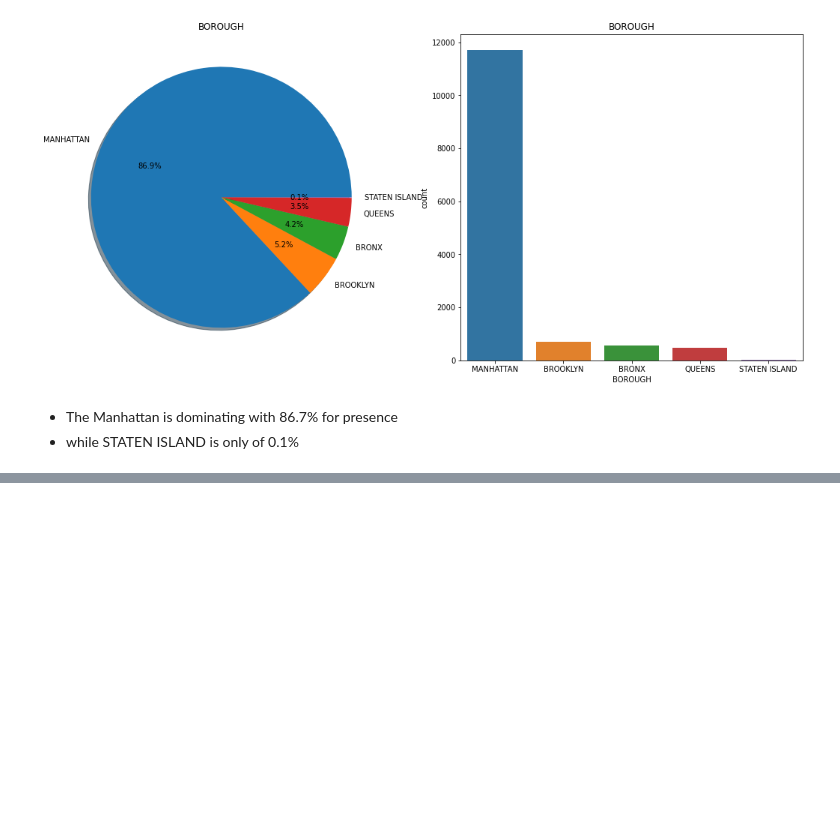
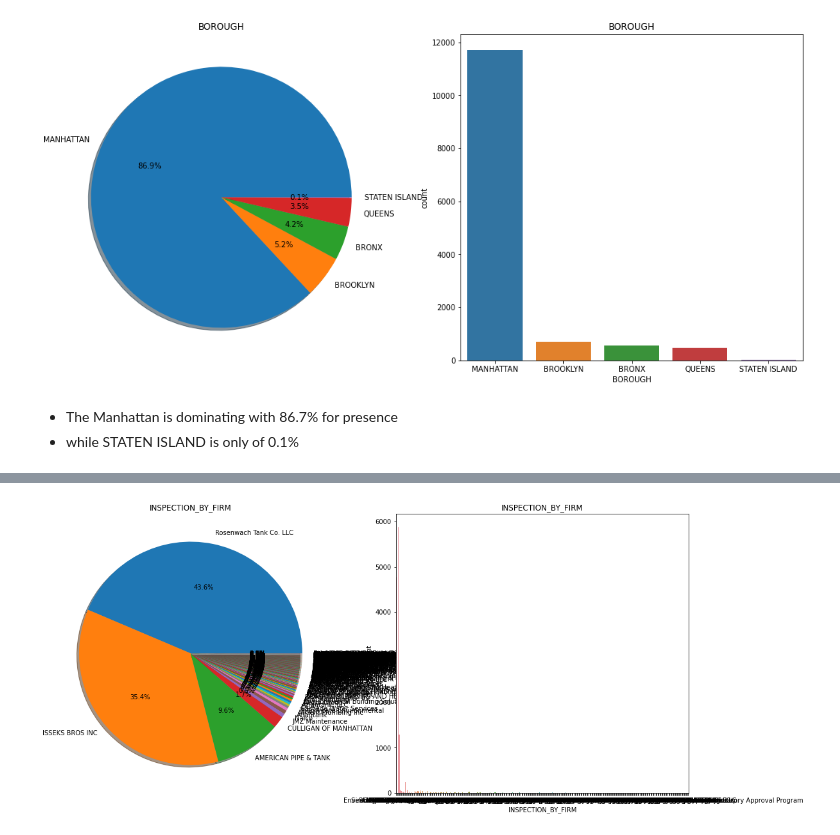
Before and after one commit to rushikeshnaik779/EDA, a Jupyter notebook: Simple_EDA__Rooftop_Drinking_Water_Tank_Inspection_Results.ipynb, the cells around one changed output, grey strips where cells are left out. Cells and saved outputs as stored; diff of their text form; code cells hidden in the pictures; blank space fills up the shorter version.

```diff
--- a/Simple_EDA__Rooftop_Drinking_Water_Tank_Inspection_Results.ipynb
+++ b/Simple_EDA__Rooftop_Drinking_Water_Tank_Inspection_Results.ipynb
@@ -325,0 +281,18 @@ KeyboardInterrupt: ignored
+# %%
+data.loc[data['INSPECTION_BY_FIRM'].str.upper().str.contains('ISSEKS')==True, 'INSPECTION_BY_FIRM'] = "ISSEKS BROS INC"
+data.loc[data['INSPECTION_BY_FIRM'].str.upper().str.contains('AMERICAN PIPE')==True, 'INSPECTION_BY_FIRM'] = "AMERICAN PIPE & TANK"
+data.loc[data['INSPECTION_BY_FIRM'].str.upper().str.contains('AMERICAN PIEP')==True, 'INSPECTION_BY_FIRM'] = "AMERICAN PIPE & TANK"
+data.loc[data['INSPECTION_BY_FIRM'].str.upper().str.contains('AMERICA PIPE')==True, 'INSPECTION_BY_FIRM'] = "AMERICAN PIPE & TANK"
+data.loc[data['INSPECTION_BY_FIRM'].str.upper().str.contains('CULLIGAN')==True, 'INSPECTION_BY_FIRM'] = "CULLIGAN OF MANHATTAN"
+data.loc[data['INSPECTION_BY_FIRM'].str.upper().str.contains('CULLIGAN')==True, 'INSPECTION_BY_FIRM'] = "CULLIGAN OF MANHATTAN"
+# %%
+f, ax = plt.subplots(1, 2, figsize=(18, 8))
+data['INSPECTION_BY_FIRM'].value_counts().plot.pie( autopct = '%1.1f%%',
+                                         ax=ax[0], shadow=True)
+ax[0].set_title('INSPECTION_BY_FIRM')
+ax[0].set_ylabel('')
+sns.countplot('INSPECTION_BY_FIRM', data=data, ax=ax[1])
+ax[1].set_title('INSPECTION_BY_FIRM')
+plt.show()
+# %% [output]
+[figure, added]
```
Also changed, not shown: parts of 8 cells of this notebook.
